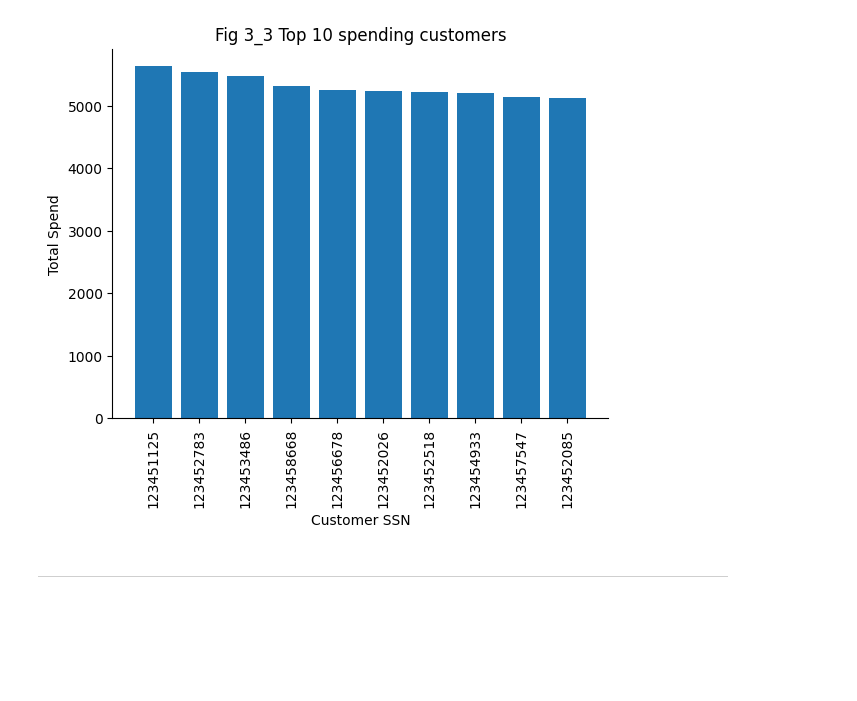
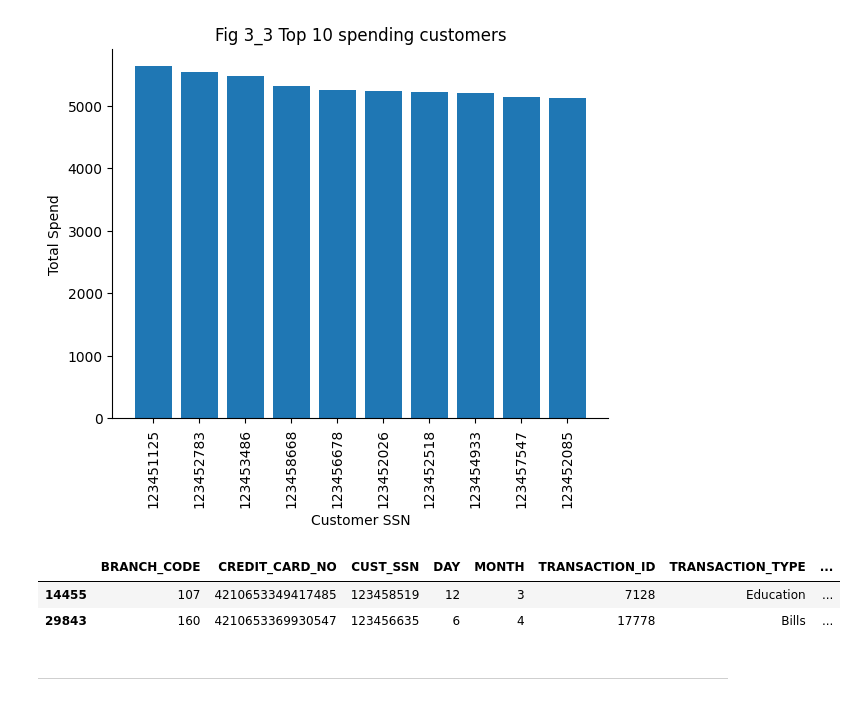
Before and after one commit to TashiNyangmi/PS-Capstone-Project, a Jupyter notebook: data_analysis_viz_credit_card.ipynb, the cells around one changed output. Drawn from its saved outputs; the diff is of its cells as text; code cells hidden in the pictures; blank space fills up the shorter version.

```diff
--- a/data_analysis_viz_credit_card.ipynb
+++ b/data_analysis_viz_credit_card.ipynb
@@ -7,3 +7,19 @@ import seaborn as sns
 # %%
 # Establish a connection to the MySQL database using SQLAlchemy
 engine = create_engine("mysql+mysqlconnector://root:password@localhost/creditcard_capstone")
+
+try:
+    # Define the queries
+    credit_query = "SELECT * FROM CDW_SAPP_CREDIT_CARD"
+    customer_query = "SELECT * FROM CDW_SAPP_CUSTOMER"
+
+    # Fetch the credit_df dataframe
+    credit_df = pd.read_sql(credit_query, engine)
+    print("Fetched credit_df successfully.")
+
+    # Fetch the customer_df dataframe
+    customer_df = pd.read_sql(customer_query, engine)
+    print("Fetched customer_df successfully.")
+
+finally:
+    engine.dispose()
@@ -102,6 +130,12 @@ plt.savefig(f'images/{title}.png', bbox_inches='tight')
 plt.show()
 # %% [output]
 [figure]
+# %%
+credit_df[credit_df['TRANSACTION_VALUE'] == credit_df['TRANSACTION_VALUE'].max()]
+# %% [output]
+|  | BRANCH_CODE | CREDIT_CARD_NO | CUST_SSN | DAY | MONTH | TRANSACTION_ID | TRANSACTION_TYPE | ... |
+| 14455 | 107 | 4210653349417485 | 123458519 | 12 | 3 | 7128 | Education | ... |
+| 29843 | 160 | 4210653369930547 | 123456635 | 6 | 4 | 17778 | Bills | ... |
 # %% [markdown]
 ---
 # %% [markdown]
```
Also changed, not shown: parts of 3 cells of this notebook, 12 other files.
